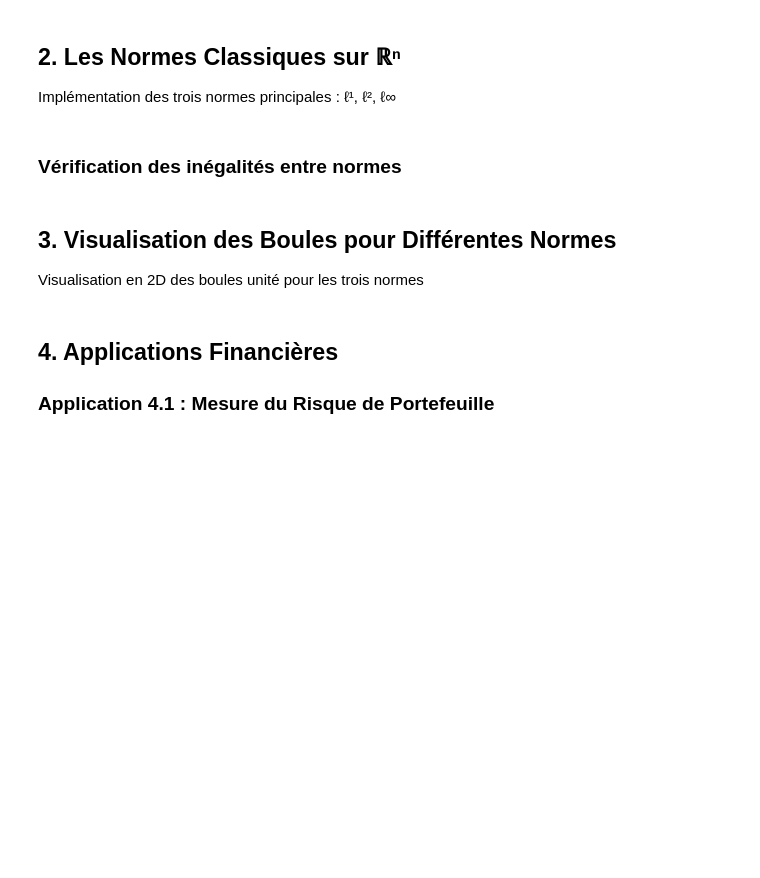
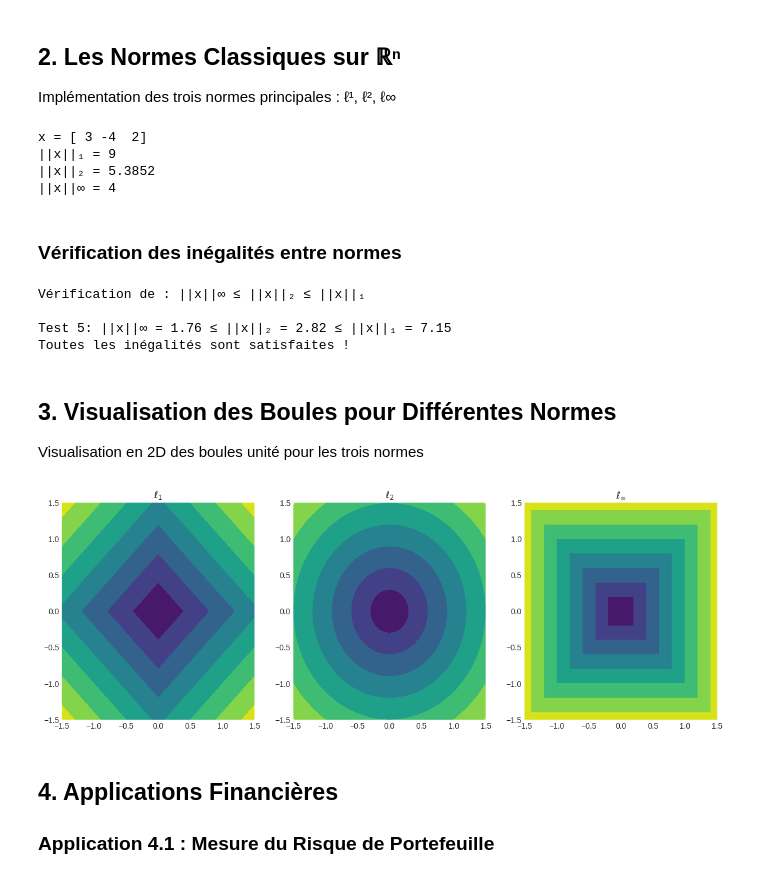
Before and after one commit to PETITLION/FRST_FDS_2025, a Jupyter notebook: Calculs_Différentiels/Calcul_Diff_Devoir_2/distances_normes_metriques_exo.ipynb, the cells around one changed output. Saved outputs shown, nothing was run; the diff lists cells and outputs as text; code cells hidden in the pictures; blank space fills up the shorter version.

```diff
--- a/Calculs_Différentiels/Calcul_Diff_Devoir_2/distances_normes_metriques_exo.ipynb
+++ b/Calculs_Différentiels/Calcul_Diff_Devoir_2/distances_normes_metriques_exo.ipynb
@@ -49,23 +61,29 @@ Implémentation des trois normes principales : ℓ¹, ℓ², ℓ∞
 def norme_l1(x):
     """Norme L1 (Manhattan) : ||x||₁ = Σ|xᵢ|"""
 # TODO: Calculer la somme des valeurs absolues
-    return ...
+    return np.sum(np.abs(x))
 
 def norme_l2(x):
         """Norme L2 (Euclidienne) : ||x||₂ = √(Σxᵢ²)"""
 # TODO: Calculer la racine carrée de la somme des carrés
-        return ...
+        return np.sqrt(np.sum(x**2))
 
 def norme_linf(x):
     """Norme L∞ (Maximum) : ||x||∞ = max|xᵢ|"""
 # TODO: Calculer le maximum des valeurs absolues
-    return ...
+    return np.max(np.abs(x))
 # Exemple
 
 x = np.array([3, -4, 2])
 print(f"x = {x}")
 print(f"||x||₁ = {norme_l1(x)}")
-print(f"||x||₂ = {norme_l2(x):.4f}")print(f"||x||∞ = {norme_linf(x)}")
+print(f"||x||₂ = {norme_l2(x):.4f}")
+print(f"||x||∞ = {norme_linf(x)}")
+# %% [output]
+x = [ 3 -4  2]
+||x||₁ = 9
+||x||₂ = 5.3852
+||x||∞ = 4
 # %% [markdown]
 ### Vérification des inégalités entre normes
 # %%
@@ -76,9 +94,18 @@ print("Vérification de : ||x||∞ ≤ ||x||₂ ≤ ||x||₁\n")
 for i in range(5):
     x = np.random.randn(n)
 # TODO: Calculer les trois normes
-l1 = ...,    l2 = ...,    linf = ...
+l1 = norme_l1(x)
+l2 = norme_l2(x)
+linf = norme_linf(x)
 print(f"Test {i+1}: ||x||∞ = {linf:.2f} ≤ ||x||₂ = {l2:.2f} ≤ ||x||₁ = {l1:.2f}")
 # TODO: Vérifier les inégalités    assert linf <= l2 <= l1, "Inégalité violée!"
+assert linf <= l2 <= l1, "Inégalité violée!"
+print("Toutes les inégalités sont satisfaites !")
+# %% [output]
+Vérification de : ||x||∞ ≤ ||x||₂ ≤ ||x||₁
+
+Test 5: ||x||∞ = 1.76 ≤ ||x||₂ = 2.82 ≤ ||x||₁ = 7.15
+Toutes les inégalités sont satisfaites !
 # %% [markdown]
 ## 3. Visualisation des Boules pour Différentes Normes
 
@@ -86,19 +113,31 @@ Visualisation en 2D des boules unité pour les trois normes
 # %%
 # Créer une grille de points
 x = np.linspace(-1.5, 1.5, 300)
 y = np.linspace(-1.5, 1.5, 300)
 X, Y = np.meshgrid(x, y)
 # Calculer les normes pour chaque point
 # TODO: Calculer norm_l1 = |X| + |Y|
-norm_l1 = ...
+norm_l1 = np.abs(X) + np.abs(Y)
 
 # TODO: Calculer
-norm_l2 = √(X² + Y²)
-norm_l2 = ...
+# norm_l2 = √(X² + Y²)
+norm_l2 = np.sqrt(X**2 + Y**2)
 # TODO: Calculer norm_l
-inf = max(|X|, |Y|)
-norm_linf = ...
+# inf = max(|X|, |Y|)
+norm_linf = np.maximum(np.abs(X), np.abs(Y))
 # TODO: Créer la figure avec 3 sous-graphiques pour visualiser les boules unités
+fig, axs = plt.subplots(1, 3, figsize=(15, 5))
+
+axs[0].contourf(X, Y, norm_l1, cmap='viridis')
+axs[0].set_title(r'$\ell_1$')
+axs[1].contourf(X, Y, norm_l2, cmap='viridis')
+axs[1].set_title(r'$\ell_2$')
+axs[2].contourf(X, Y, norm_linf, cmap='viridis')
+axs[2].set_title(r'$\ell_\infty$')
+
+plt.show()
+# %% [output]
+[figure, added]
 # %% [markdown]
 ## 4. Applications Financières
 
```
Also changed, not shown: parts of 4 cells of this notebook.
